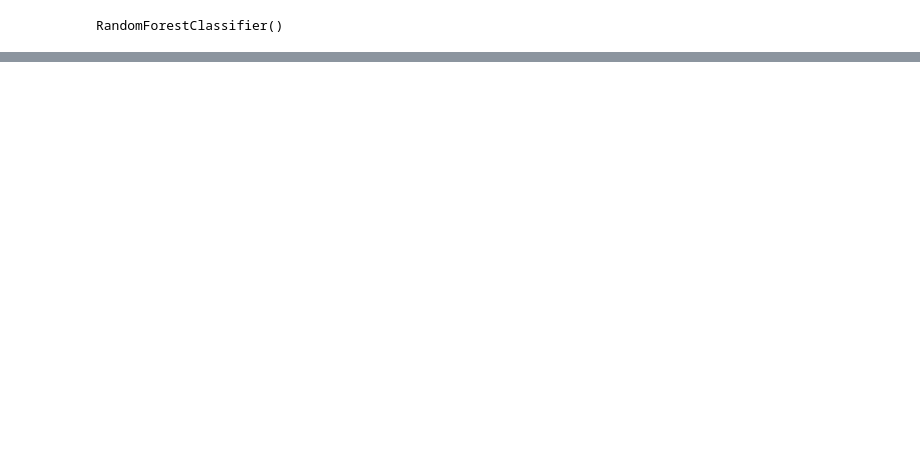
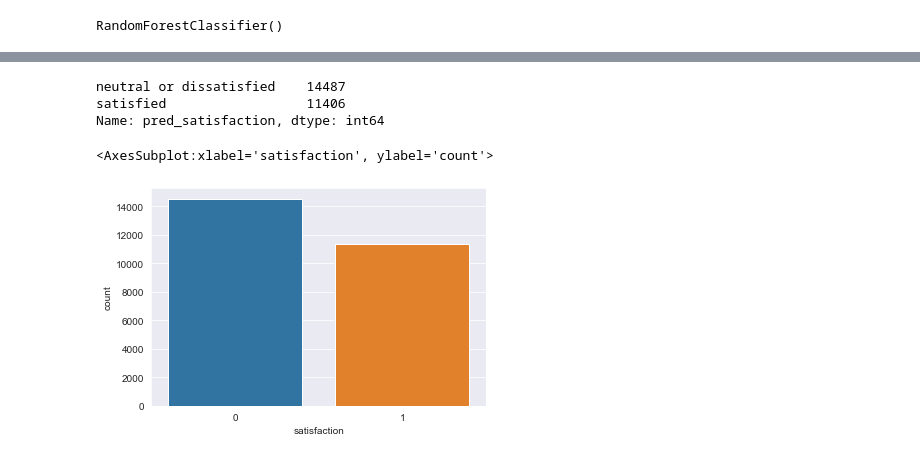
Before and after one commit to Sojiknight/ML-, a Jupyter notebook: Decision Trees and Random Forests.ipynb, the cells around one changed output, grey strips where cells are left out. Drawn from its saved outputs; the diff is of its cells as text; code cells hidden in the pictures; blank space fills up the shorter version.

```diff
--- a/Decision Trees and Random Forests.ipynb
+++ b/Decision Trees and Random Forests.ipynb
@@ -336,0 +542,4 @@ weighted avg       0.76      0.84      0.77      2874
+# %%
+pred_2 = dtree.predict(test_data.drop('satisfaction',axis=1))
+# %%
+test_data['pred_satisfaction'] = pred_2
@@ -336,0 +568,6 @@ weighted avg       0.76      0.84      0.77      2874
+# %%
+test_data['pred_satisfaction'].value_counts()
+# %% [output]
+neutral or dissatisfied    14487
+satisfied                  11406
+Name: pred_satisfaction, dtype: int64
@@ -336,0 +578,12 @@ weighted avg       0.76      0.84      0.77      2874
+# %%
+test_data['satisfaction'] = test_data['satisfaction'].map({'neutral or dissatisfied':0,'satisfied':1})
+# %%
+test_data['pred_satisfaction'] = test_data['pred_satisfaction'].map({'neutral or dissatisfied':0,'satisfied':1})
+# %%
+plt.figure(figsize=(12,7))
+sns.set_style('darkgrid')
+%matplotlib inline
+sns.countplot(x='satisfaction',data=test_data)
+# %% [output]
+<AxesSubplot:xlabel='satisfaction', ylabel='count'>
+[figure, added]
```
Also changed, not shown: parts of 41 cells of this notebook.
